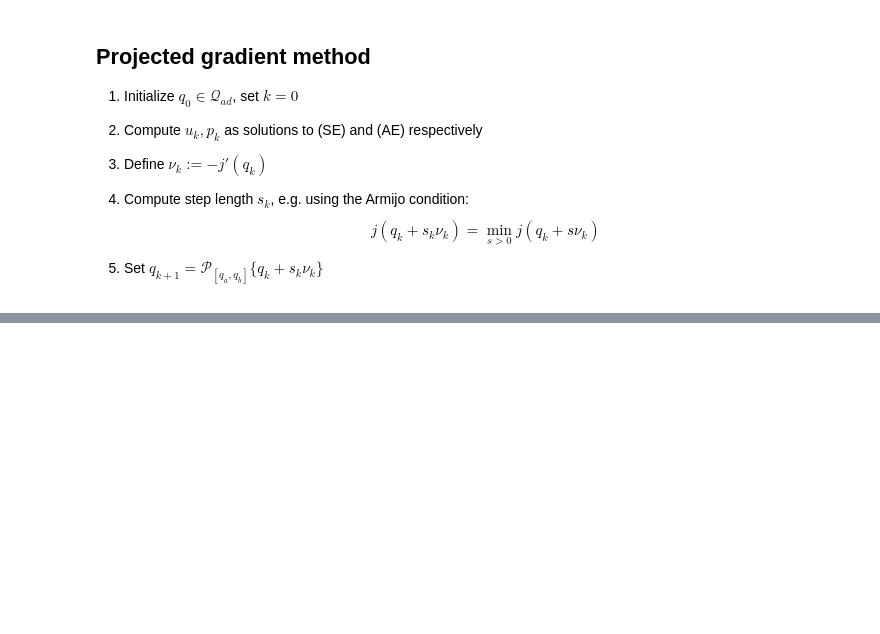
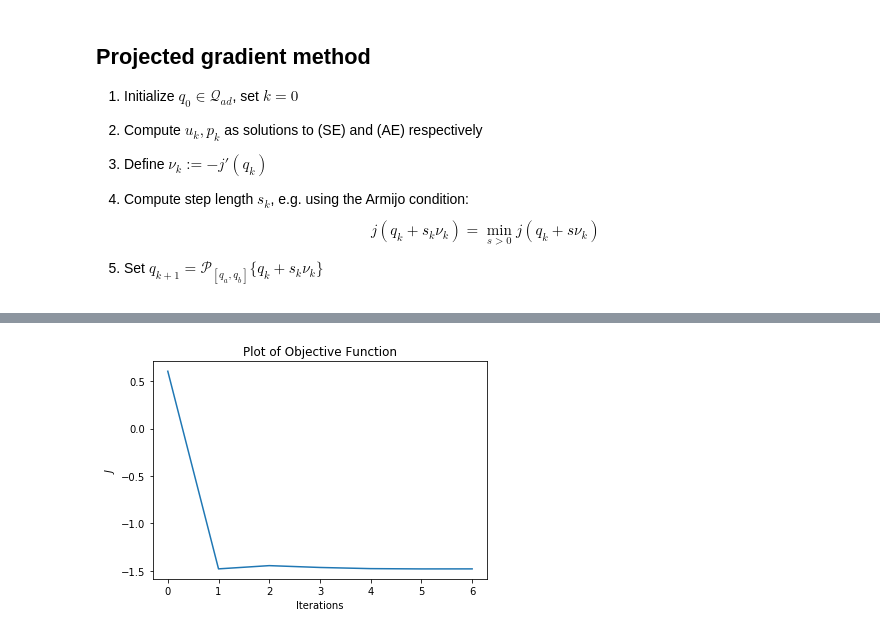
Before and after one commit to eliaslm/thesis, a Jupyter notebook: projected_gradient_clean.ipynb, the cells around one changed output, grey strips where cells are left out. Cells and saved outputs as stored; diff of their text form; code cells hidden in the pictures; blank space fills up the shorter version.

```diff
--- a/projected_gradient_clean.ipynb
+++ b/projected_gradient_clean.ipynb
@@ -193,0 +195,18 @@ Umin = 0.2719518966344318
+# %%
+indxlst = [i for i in range(len(J_list))]
+# %%
+sub = 7
+
+
+fig = plt.figure()
+ax = fig.add_subplot(1,1,1)
+ax.set_yscale("linear")
+ax.plot(J_list[0:sub])
+ax.set_xlabel("Iterations")
+ax.set_ylabel(r"$J$")
+ax.set_title("Plot of Objective Function")
+plt.xticks(indxlst[0:sub])
+plt.savefig("objective_function_high_r_ex.pdf")
+plt.show()
+# %% [output]
+[figure, added]
```
Also changed, not shown: parts of 11 cells of this notebook, 1 other file.
